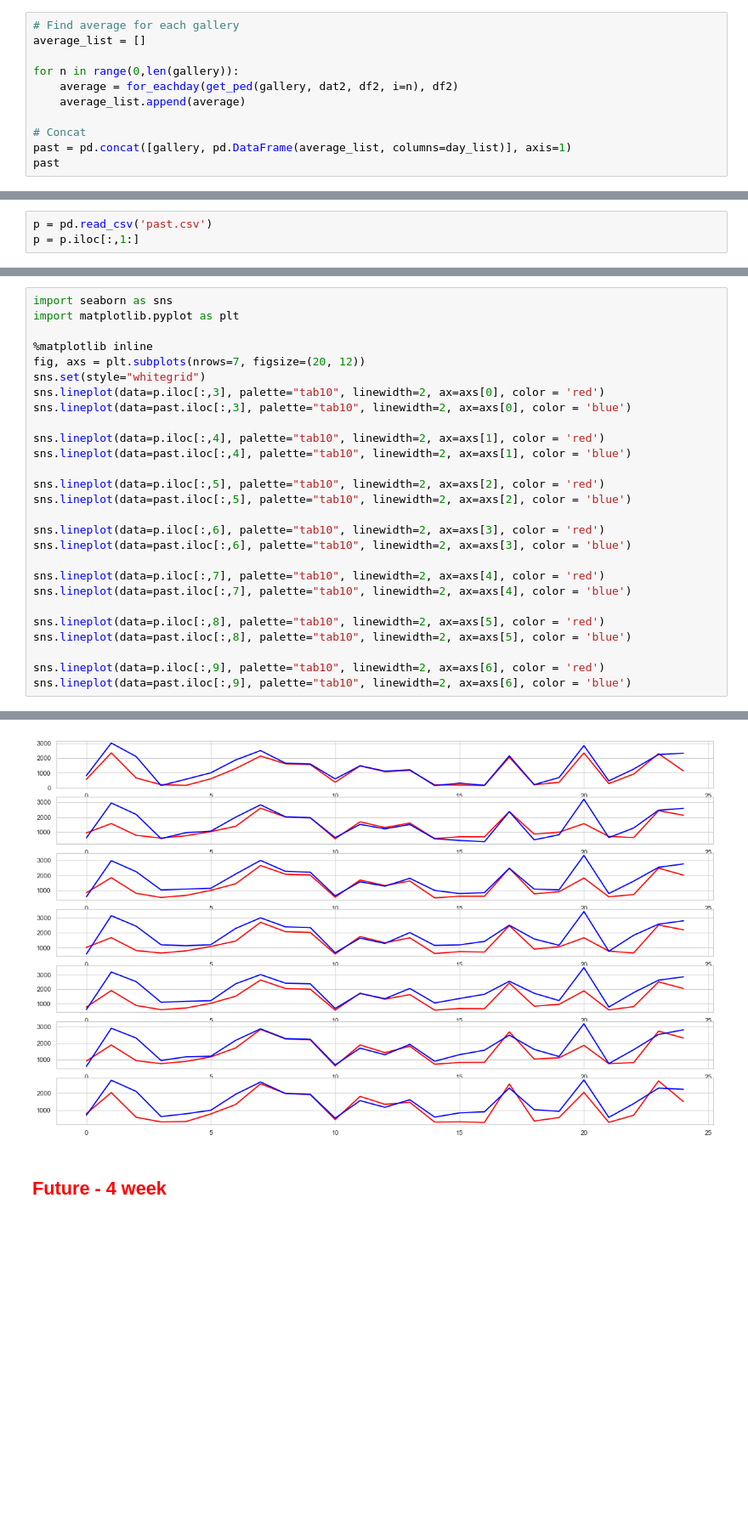
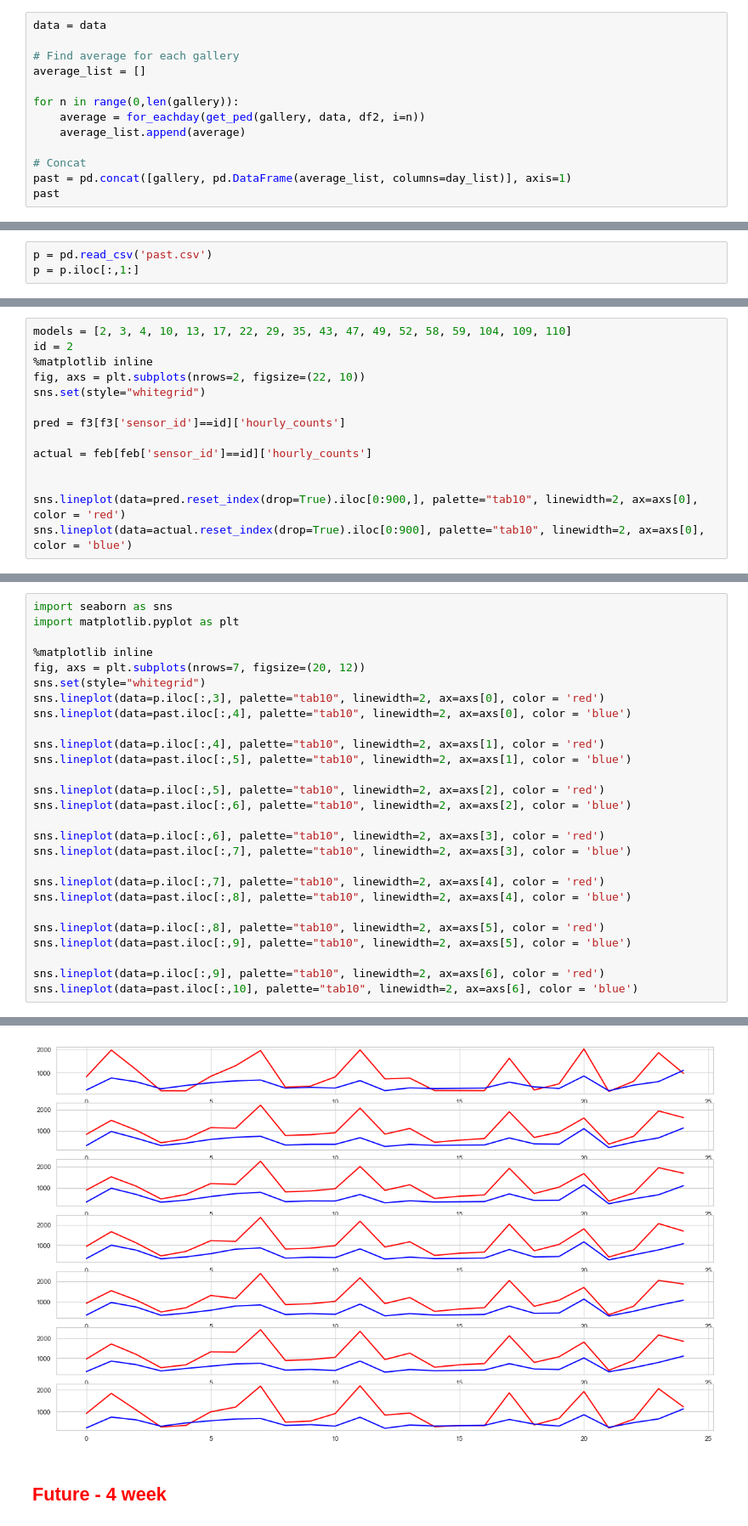
Before and after one commit to Data-plus/CBD-Dashboard, a Jupyter notebook: scripts/Making Prediction.ipynb, the cells around one changed output, grey strips where cells are left out. Shown: that part at 85% size. Saved outputs shown, nothing was run; the diff lists cells and outputs as text; blank space fills up the shorter version.

```diff
--- a/scripts/Making Prediction.ipynb
+++ b/scripts/Making Prediction.ipynb
@@ -647,9 +648,11 @@ See the caveats in the documentation: http://pandas.pydata.org/pandas-docs/stabl
 # %%
+data = data
+
 # Find average for each gallery
 average_list = []
 
 for n in range(0,len(gallery)):
-    average = for_eachday(get_ped(gallery, dat2, df2, i=n), df2)
+    average = for_eachday(get_ped(gallery, data, df2, i=n))
     average_list.append(average)
 
 # Concat
@@ -689,0 +786,14 @@ p.head()
+# %%
+models = [2, 3, 4, 10, 13, 17, 22, 29, 35, 43, 47, 49, 52, 58, 59, 104, 109, 110]
+id = 2
+%matplotlib inline
+fig, axs = plt.subplots(nrows=2, figsize=(22, 10))
+sns.set(style="whitegrid")
+
+pred = f3[f3['sensor_id']==id]['hourly_counts']
+
+actual = feb[feb['sensor_id']==id]['hourly_counts']
+
+
+sns.lineplot(data=pred.reset_index(drop=True).iloc[0:900,], palette="tab10", linewidth=2, ax=axs[0], color = 'red')
+sns.lineplot(data=actual.reset_index(drop=True).iloc[0:900], palette="tab10", linewidth=2, ax=axs[0], color = 'blue')
@@ -690,33 +823,33 @@ p.head()
 # %%
 import seaborn as sns
 import matplotlib.pyplot as plt
 
 %matplotlib inline
 fig, axs = plt.subplots(nrows=7, figsize=(20, 12))
 sns.set(style="whitegrid")
 sns.lineplot(data=p.iloc[:,3], palette="tab10", linewidth=2, ax=axs[0], color = 'red')
-sns.lineplot(data=past.iloc[:,3], palette="tab10", linewidth=2, ax=axs[0], color = 'blue')
+sns.lineplot(data=past.iloc[:,4], palette="tab10", linewidth=2, ax=axs[0], color = 'blue')
 
 sns.lineplot(data=p.iloc[:,4], palette="tab10", linewidth=2, ax=axs[1], color = 'red')
-sns.lineplot(data=past.iloc[:,4], palette="tab10", linewidth=2, ax=axs[1], color = 'blue')
+sns.lineplot(data=past.iloc[:,5], palette="tab10", linewidth=2, ax=axs[1], color = 'blue')
 
 sns.lineplot(data=p.iloc[:,5], palette="tab10", linewidth=2, ax=axs[2], color = 'red')
-sns.lineplot(data=past.iloc[:,5], palette="tab10", linewidth=2, ax=axs[2], color = 'blue')
+sns.lineplot(data=past.iloc[:,6], palette="tab10", linewidth=2, ax=axs[2], color = 'blue')
 
 sns.lineplot(data=p.iloc[:,6], palette="tab10", linewidth=2, ax=axs[3], color = 'red')
-sns.lineplot(data=past.iloc[:,6], palette="tab10", linewidth=2, ax=axs[3], color = 'blue')
+sns.lineplot(data=past.iloc[:,7], palette="tab10", linewidth=2, ax=axs[3], color = 'blue')
 
 sns.lineplot(data=p.iloc[:,7], palette="tab10", linewidth=2, ax=axs[4], color = 'red')
-sns.lineplot(data=past.iloc[:,7], palette="tab10", linewidth=2, ax=axs[4], color = 'blue')
+sns.lineplot(data=past.iloc[:,8], palette="tab10", linewidth=2, ax=axs[4], color = 'blue')
 
 sns.lineplot(data=p.iloc[:,8], palette="tab10", linewidth=2, ax=axs[5], color = 'red')
-sns.lineplot(data=past.iloc[:,8], palette="tab10", linewidth=2, ax=axs[5], color = 'blue')
+sns.lineplot(data=past.iloc[:,9], palette="tab10", linewidth=2, ax=axs[5], color = 'blue')
 
 sns.lineplot(data=p.iloc[:,9], palette="tab10", linewidth=2, ax=axs[6], color = 'red')
-sns.lineplot(data=past.iloc[:,9], palette="tab10", linewidth=2, ax=axs[6], color = 'blue')
+sns.lineplot(data=past.iloc[:,10], palette="tab10", linewidth=2, ax=axs[6], color = 'blue')
 # %% [output]
 <matplotlib.axes._subplots.AxesSubplot at 0x...>
-[figure, old version]
+[figure, new version]
 # %% [markdown]
 ## <font color='red'>Future - 4 week </font>
 # %%
```
Also changed, not shown: parts of 30 cells of this notebook, 25 other files.
